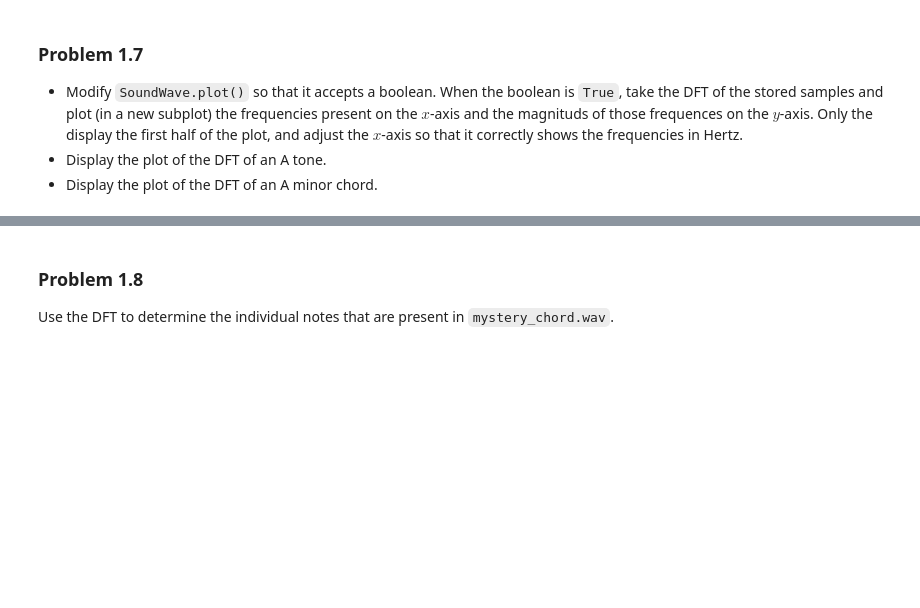
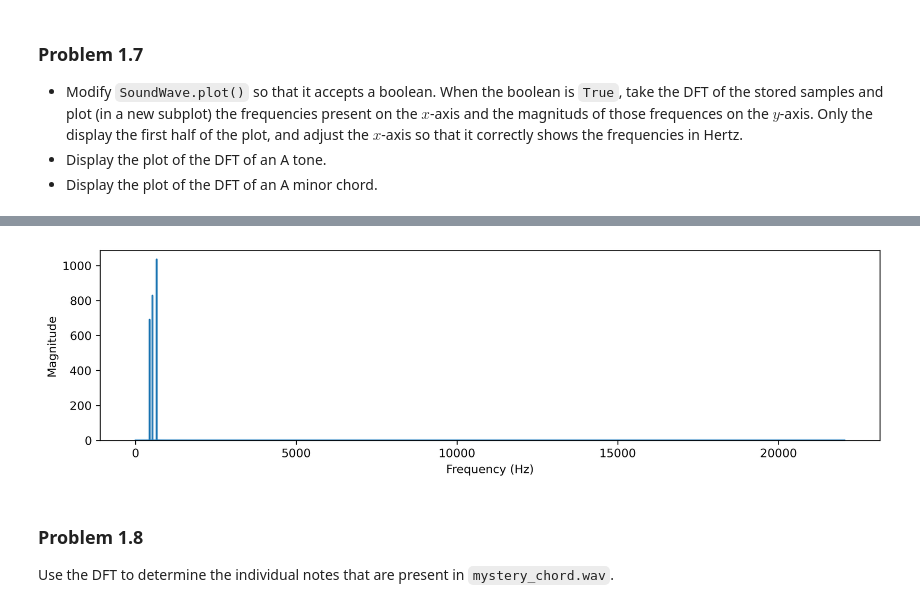
Before and after one commit to Burt360/Volume2, a Jupyter notebook: FourierTransform/fourier_transform.ipynb, the cells around one changed output, grey strips where cells are left out. Drawn from its saved outputs; the diff is of its cells as text; code cells hidden in the pictures; blank space fills up the shorter version.

```diff
--- a/FourierTransform/fourier_transform.ipynb
+++ b/FourierTransform/fourier_transform.ipynb
@@ -241,12 +261,13 @@ IPython.display.Audio(rate=A_wavy.rate, data=A_wavy.samples)
 - Generate the arpeggio A$\,\rightarrow\,$C$\,\rightarrow\,$E, where each tone lasts one second, and embed it in the notebook.
 # %%
 # Frequencies of chord and duration of each note
-a_minor_freqs = (440, 523.25, 659.25)
-note_duration = 1
-
-# List of SoundWave objects
-a_minor_notes = [generate_note(freq, note_duration) for freq in a_minor_freqs]
+a_minor_freqs = (440, 6/5 * 440, 3/2 * 440)
 # %%
+note_duration = 3
+
+# List of SoundWave objects
+a_minor_notes = [generate_note(freq, note_duration) for freq in a_minor_freqs]
+
 # Add the notes (must use start keyword to make sum work)
 a_minor_chord = sum(a_minor_notes[1:], start=a_minor_notes[0])
 
@@ -331,3 +436,8 @@ def simple_fft(samples, threshold=1):
+# %%
+# Plot A minor chord
+a_minor_chord.plot(True)
+# %% [output]
+[figure, added]
 # %% [markdown]
 ### Problem 1.8
 
```
Also changed, not shown: parts of 12 cells of this notebook.
